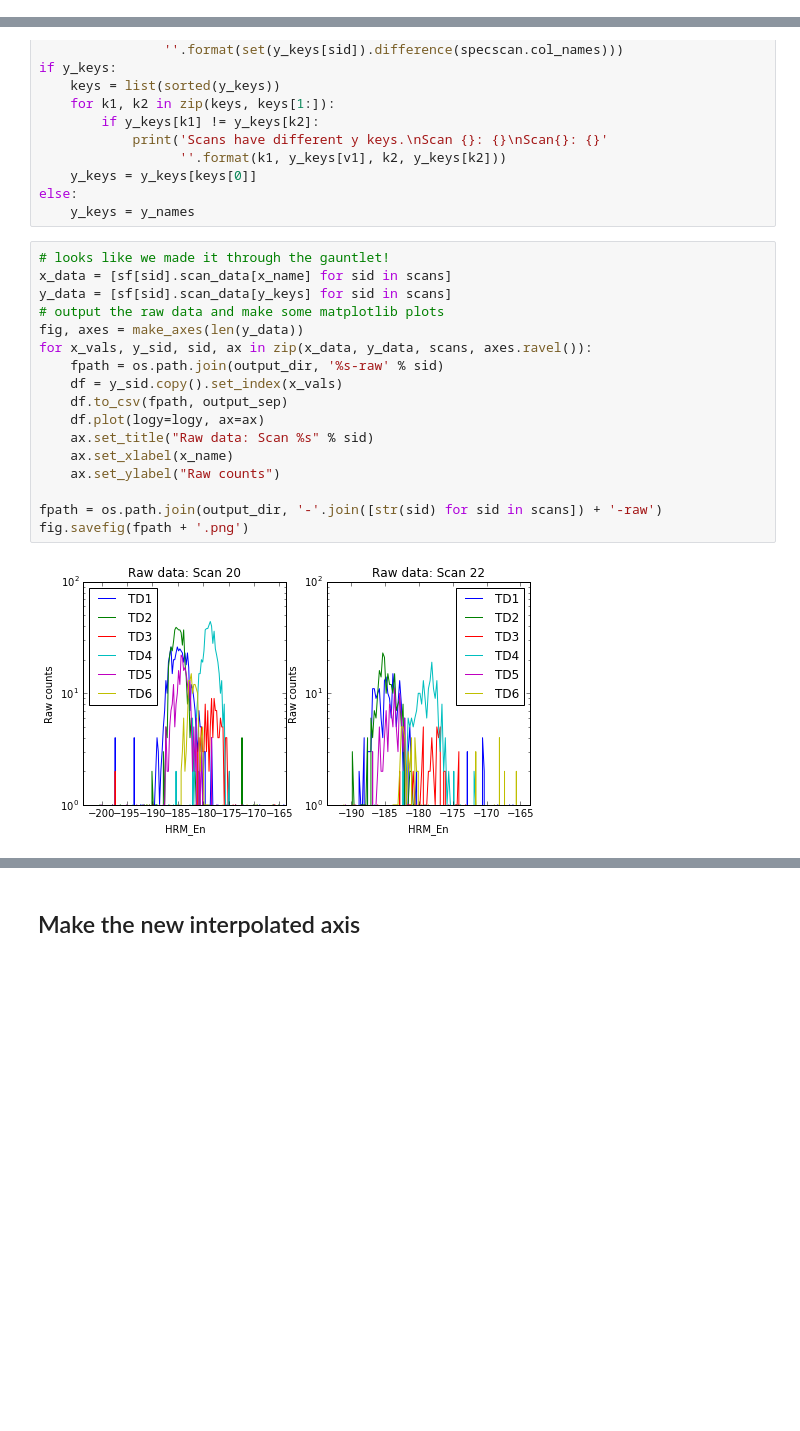
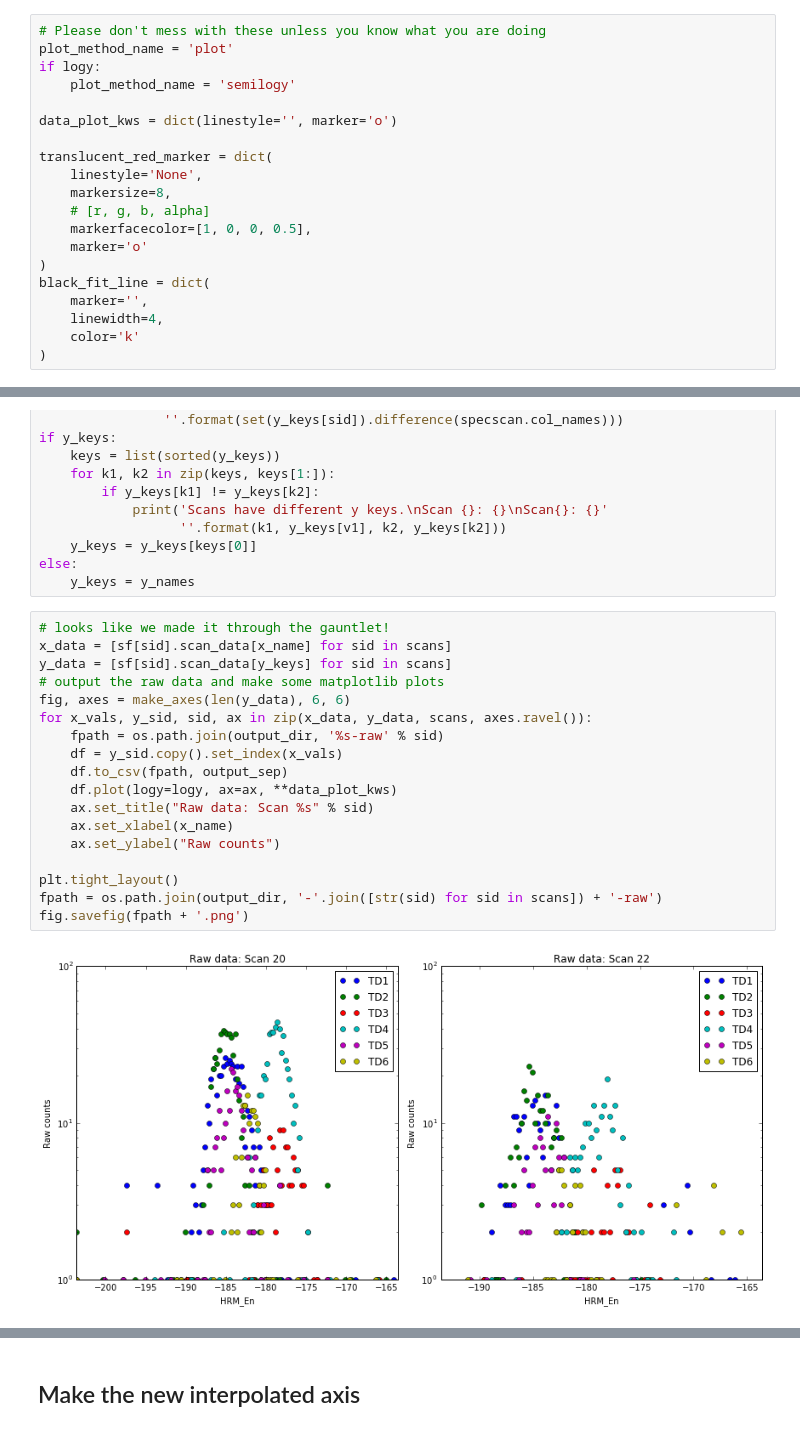
Before and after one commit to NSLS-II-IXS/ixstools, a Jupyter notebook: notebooks/IXS alignment notebook.ipynb, the cells around one changed output, grey strips where cells are left out. Drawn from its saved outputs; the diff is of its cells as text; blank space fills up the shorter version.

```diff
--- a/notebooks/IXS alignment notebook.ipynb
+++ b/notebooks/IXS alignment notebook.ipynb
@@ -86,2 +101,22 @@ logy = True
+# %%
+# Please don't mess with these unless you know what you are doing
+plot_method_name = 'plot'
+if logy:
+    plot_method_name = 'semilogy'
+
+data_plot_kws = dict(linestyle='', marker='o')
+
+translucent_red_marker = dict(
+    linestyle='None',
+    markersize=8,
+    # [r, g, b, alpha]
+    markerfacecolor=[1, 0, 0, 0.5],
+    marker='o'
+)
+black_fit_line = dict(
+    marker='',
+    linewidth=4,
+    color='k'
+)
 # %%
 specfile = os.path.join(path_to_specfiles, specfile_name)
@@ -158,22 +192,23 @@ else:
 # %%
 # looks like we made it through the gauntlet!
 x_data = [sf[sid].scan_data[x_name] for sid in scans]
 y_data = [sf[sid].scan_data[y_keys] for sid in scans]
 # output the raw data and make some matplotlib plots
-fig, axes = make_axes(len(y_data))
+fig, axes = make_axes(len(y_data), 6, 6)
 for x_vals, y_sid, sid, ax in zip(x_data, y_data, scans, axes.ravel()):
     fpath = os.path.join(output_dir, '%s-raw' % sid)
     df = y_sid.copy().set_index(x_vals)
     df.to_csv(fpath, output_sep)
-    df.plot(logy=logy, ax=ax)
+    df.plot(logy=logy, ax=ax, **data_plot_kws)
     ax.set_title("Raw data: Scan %s" % sid)
     ax.set_xlabel(x_name)
     ax.set_ylabel("Raw counts")
 
+plt.tight_layout()
 fpath = os.path.join(output_dir, '-'.join([str(sid) for sid in scans]) + '-raw')
 fig.savefig(fpath + '.png')
 # %% [output]
-[figure, old version]
+[figure, new version]
 # %%
 # Extract and plot the raw monitor columns
 raw_monitor_data = [[sf[sid].scan_data[monitor]
```
Also changed, not shown: parts of 18 cells of this notebook.
